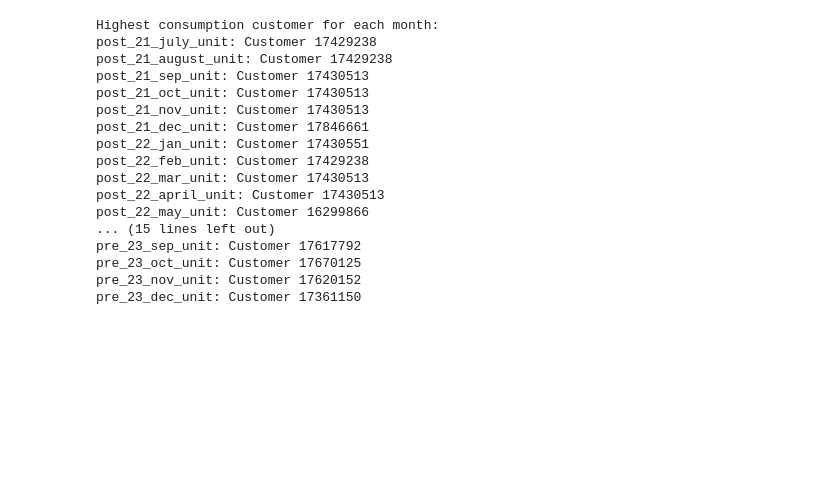
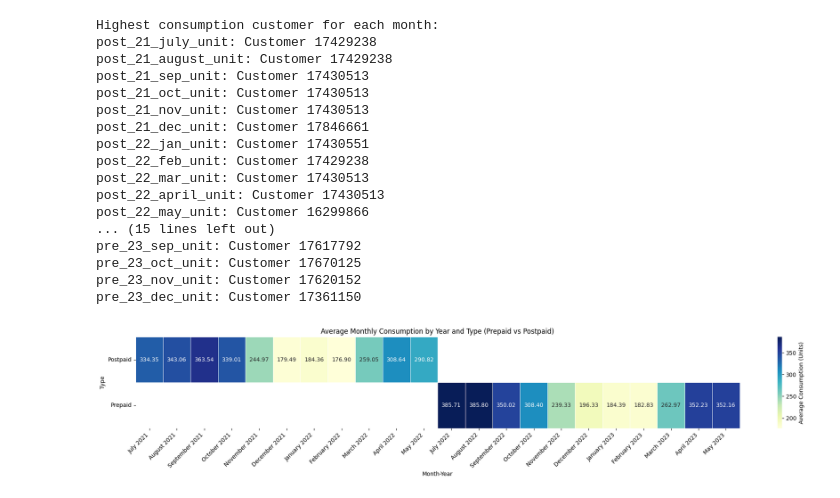
Before and after one commit to Demiarge/thesis, a Jupyter notebook: Final/Visual/Big/new.ipynb, the cells around one changed output. Drawn from its saved outputs; the diff is of its cells as text; code cells hidden in the pictures; blank space fills up the shorter version.

```diff
--- a/Final/Visual/Big/new.ipynb
+++ b/Final/Visual/Big/new.ipynb
@@ -176,3 +175,99 @@ pre_23_sep_unit: Customer 17617792
 pre_23_oct_unit: Customer 17670125
 pre_23_nov_unit: Customer 17620152
 pre_23_dec_unit: Customer 17361150
+# %%
+
+postpaid_columns = [
+    'post_21_july_unit', 'post_21_august_unit', 'post_21_sep_unit',
+    'post_21_oct_unit', 'post_21_nov_unit', 'post_21_dec_unit',
+    'post_22_jan_unit', 'post_22_feb_unit', 'post_22_mar_unit',
+    'post_22_april_unit', 'post_22_may_unit'
+]
+
+prepaid_columns = [
+    'pre_22_july_unit', 'pre_22_aug_unit', 'pre_22_sep_unit',
+    'pre_22_oct_unit', 'pre_22_nov_unit', 'pre_22_dec_unit',
+    'pre_23_jan_unit', 'pre_23_feb_unit', 'pre_23_mar_unit',
+    'pre_23_apr_unit', 'pre_23_may_unit'
+]
+
+# Convert the selected columns to numeric types, coercing errors to NaN
+data[postpaid_columns + prepaid_columns] = data[postpaid_columns + prepaid_columns].apply(pd.to_numeric, errors='coerce')
+
+# Calculate the average consumption for Postpaid and Prepaid
+average_postpaid = data[postpaid_columns].mean()
+average_prepaid = data[prepaid_columns].mean()
+
+# Function to extract month and year from column name
+def extract_month_year(col_name):
+    parts = col_name.split('_')
+    year_suffix = parts[1]
+    month_part = parts[2]
+
+    # Map year suffix to full year
+    year = '20' + year_suffix[:2]
+
+    # Map month abbreviations to full names
+    month_map = {
+        'january': 'January', 'february': 'February', 'march': 'March',
+        'april': 'April', 'may': 'May', 'june': 'June', 'july': 'July',
+        'august': 'August', 'september': 'September', 'october': 'October',
+        'november': 'November', 'december': 'December',
+        'jan': 'January', 'feb': 'February', 'mar': 'March',
+        'apr': 'April', 'may': 'May', 'jun': 'June', 'jul': 'July',
+        'aug': 'August', 'sep': 'September', 'oct': 'October',
+        'nov': 'November', 'dec': 'December',
+    }
+
+    month = month_map.get(month_part.lower(), month_part.capitalize())
+
+    return f"{month} {year}"
+
+# Create a list of month-years for Postpaid
+postpaid_month_year = [extract_month_year(col) for col in postpaid_columns]
+
+# Create a list of month-years for Prepaid
+prepaid_month_year = [extract_month_year(col) for col in prepaid_columns]
+
+# Combine month-years and sort them chronologically
+all_month_year = sorted(
+    list(set(postpaid_month_year + prepaid_month_year)),
+    key=lambda x: pd.to_datetime(x, format='%B %Y')
+)
+
+# Initialize final heatmap DataFrame with Types as rows and sorted months as columns
+final_heatmap = pd.DataFrame(index=['Postpaid', 'Prepaid'], columns=all_month_year)
+
+# Assign average values to the corresponding Type and Month-Year
+for month, avg in zip(postpaid_month_year, average_postpaid):
+    final_heatmap.loc['Postpaid', month] = avg
+
+for month, avg in zip(prepaid_month_year, average_prepaid):
+    final_heatmap.loc['Prepaid', month] = avg
+
+# Convert the data to numeric, if not already
+final_heatmap = final_heatmap.apply(pd.to_numeric)
+
+# Plot the Heatmap
+plt.figure(figsize=(20, 4))  # Adjusted size for better readability
+sns.heatmap(
+    final_heatmap,
+    annot=True,
+    fmt=".2f",
+    cmap='YlGnBu',
+    linewidths=0.5,
+    cbar_kws={'label': 'Average Consumption (Units)'},
+    mask=final_heatmap.isnull(),
+    linewidth=0.5
+)
+
+plt.title('Average Monthly Consumption by Year and Type (Prepaid vs Postpaid)')
+plt.xlabel('Month-Year')
+plt.ylabel('Type')
+plt.xticks(rotation=45, ha='right')
+plt.yticks(rotation=0)
+plt.tight_layout()
+# plt.savefig('average_consumption_heatmap_modified.png', dpi=300)
+plt.show()
+# %% [output]
+[figure, added]
```
Also changed, not shown: parts of 4 cells of this notebook, 53 other files.
